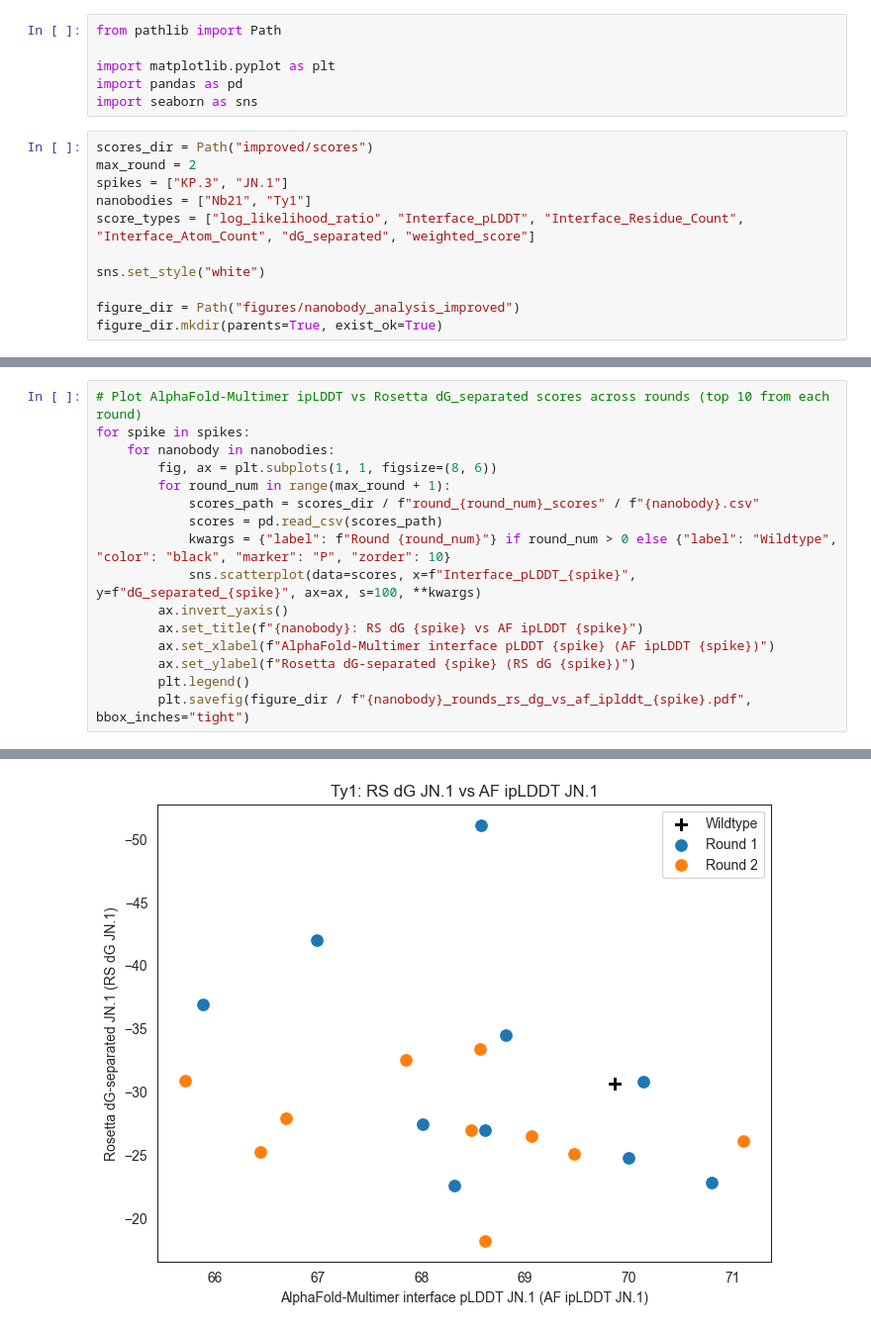
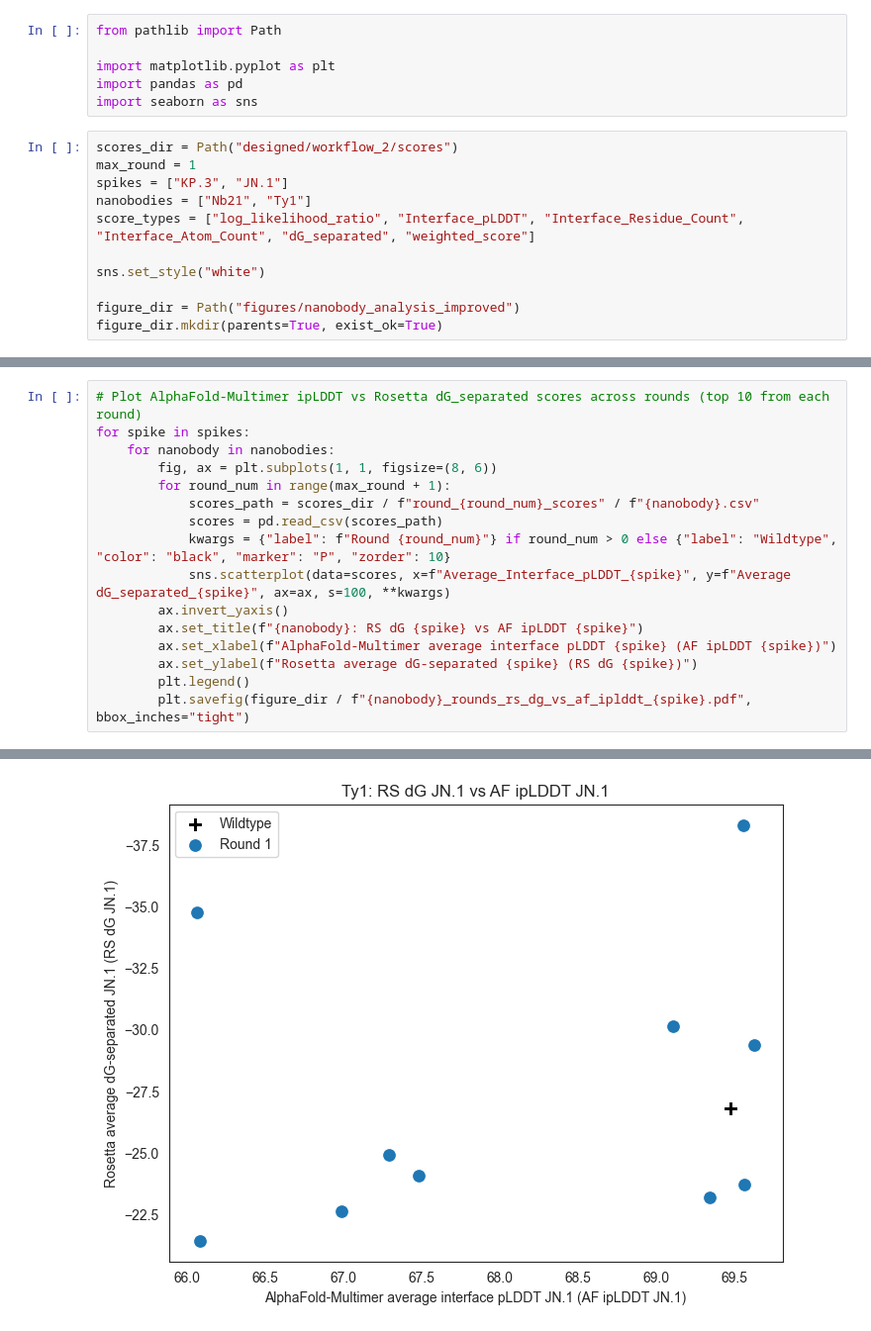
Before and after one commit to yehonathank/virtual-lab, a Jupyter notebook: nanobody_design/plot_results_workflow_2.ipynb, the cells around one changed output, grey strips where cells are left out. Shown at 99% size. Cells and saved outputs as stored; diff of their text form.

```diff
--- a/nanobody_design/plot_results_workflow_2.ipynb
+++ b/nanobody_design/plot_results_workflow_2.ipynb
@@ -5,8 +5,8 @@ import matplotlib.pyplot as plt
 import pandas as pd
 import seaborn as sns
 # %%
-scores_dir = Path("improved/scores")
-max_round = 2
+scores_dir = Path("designed/workflow_2/scores")
+max_round = 1
 spikes = ["KP.3", "JN.1"]
 nanobodies = ["Nb21", "Ty1"]
 score_types = ["log_likelihood_ratio", "Interface_pLDDT", "Interface_Residue_Count", "Interface_Atom_Count", "dG_separated", "weighted_score"]
@@ -40,11 +40,11 @@ for spike in spikes:
             scores_path = scores_dir / f"round_{round_num}_scores" / f"{nanobody}.csv"
             scores = pd.read_csv(scores_path)
             kwargs = {"label": f"Round {round_num}"} if round_num > 0 else {"label": "Wildtype", "color": "black", "marker": "P", "zorder": 10}
-            sns.scatterplot(data=scores, x=f"Interface_pLDDT_{spike}", y=f"dG_separated_{spike}", ax=ax, s=100, **kwargs)
+            sns.scatterplot(data=scores, x=f"Average_Interface_pLDDT_{spike}", y=f"Average dG_separated_{spike}", ax=ax, s=100, **kwargs)
         ax.invert_yaxis()
         ax.set_title(f"{nanobody}: RS dG {spike} vs AF ipLDDT {spike}")
-        ax.set_xlabel(f"AlphaFold-Multimer interface pLDDT {spike} (AF ipLDDT {spike})")
-        ax.set_ylabel(f"Rosetta dG-separated {spike} (RS dG {spike})")
+        ax.set_xlabel(f"AlphaFold-Multimer average interface pLDDT {spike} (AF ipLDDT {spike})")
+        ax.set_ylabel(f"Rosetta average dG-separated {spike} (RS dG {spike})")
         plt.legend()
         plt.savefig(figure_dir / f"{nanobody}_rounds_rs_dg_vs_af_iplddt_{spike}.pdf", bbox_inches="tight")
 # %% [output]
@@ -54,4 +54,4 @@ for spike in spikes:
-[figure, old version]
+[figure, new version]
 # %%
 # Plot weighted scores of best designs across rounds
 for nanobody in nanobodies:
```
Also changed, not shown: parts of 3 cells of this notebook, 1 other file.
